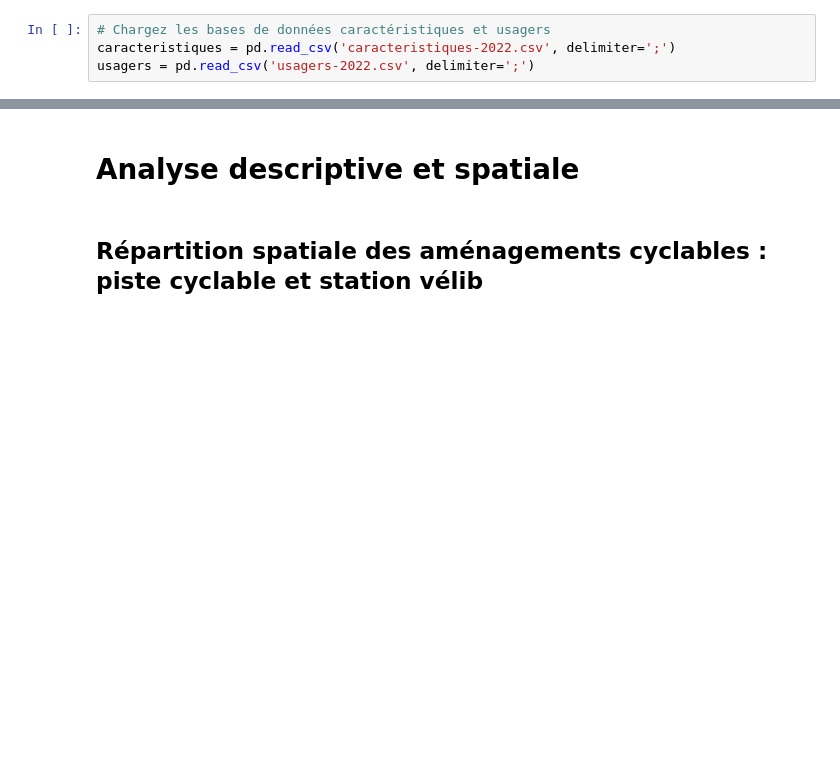
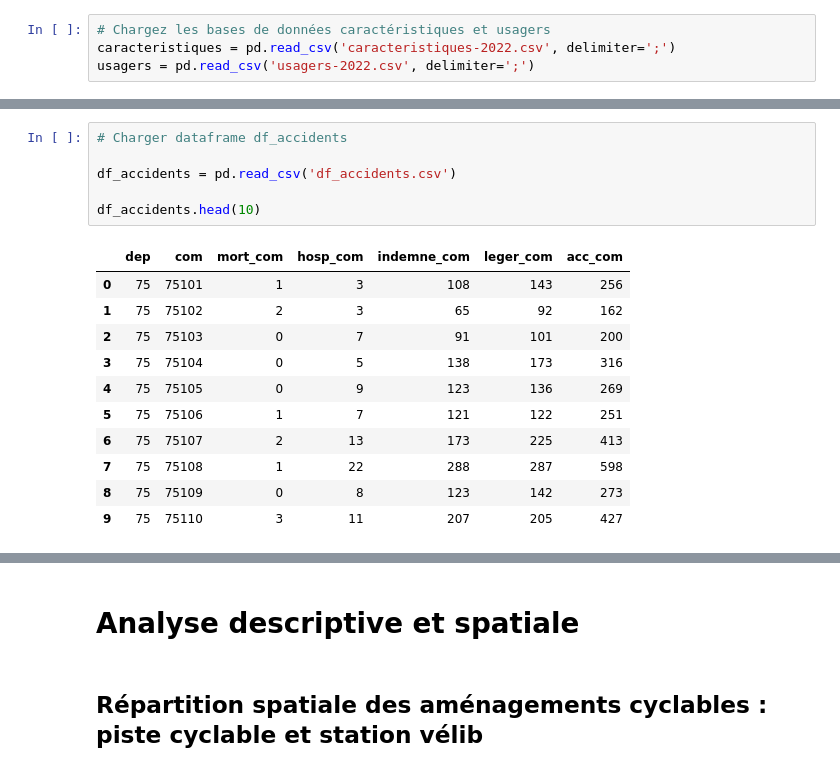
Before and after one commit to christellenguenang/Projet_Catherine_Christelle, a Jupyter notebook: 1_traitement_analyse.ipynb, the cells around one changed output, grey strips where cells are left out. Drawn from its saved outputs; the diff is of its cells as text; blank space fills up the shorter version.

```diff
--- a/1_traitement_analyse.ipynb
+++ b/1_traitement_analyse.ipynb
@@ -779,0 +870,18 @@ base = gpd.GeoDataFrame(base, geometry='geometry')
+# %%
+# Charger dataframe df_accidents
+
+df_accidents = pd.read_csv('df_accidents.csv')
+
+df_accidents.head(10)
+# %% [output]
+|  | dep | com | mort_com | hosp_com | indemne_com | leger_com | acc_com |
+| 0 | 75 | 75101 | 1 | 3 | 108 | 143 | 256 |
+| 1 | 75 | 75102 | 2 | 3 | 65 | 92 | 162 |
+| 2 | 75 | 75103 | 0 | 7 | 91 | 101 | 200 |
+| 3 | 75 | 75104 | 0 | 5 | 138 | 173 | 316 |
+| 4 | 75 | 75105 | 0 | 9 | 123 | 136 | 269 |
+| 5 | 75 | 75106 | 1 | 7 | 121 | 122 | 251 |
+| 6 | 75 | 75107 | 2 | 13 | 173 | 225 | 413 |
+| 7 | 75 | 75108 | 1 | 22 | 288 | 287 | 598 |
+| 8 | 75 | 75109 | 0 | 8 | 123 | 142 | 273 |
+| 9 | 75 | 75110 | 3 | 11 | 207 | 205 | 427 |
```
Also changed, not shown: parts of 64 cells of this notebook, 3 other files.
